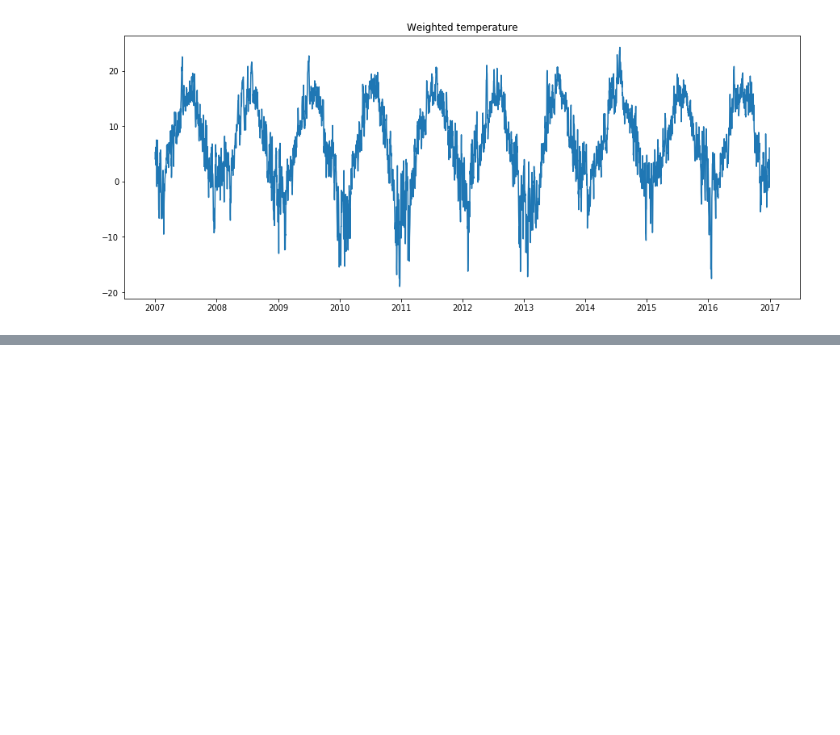
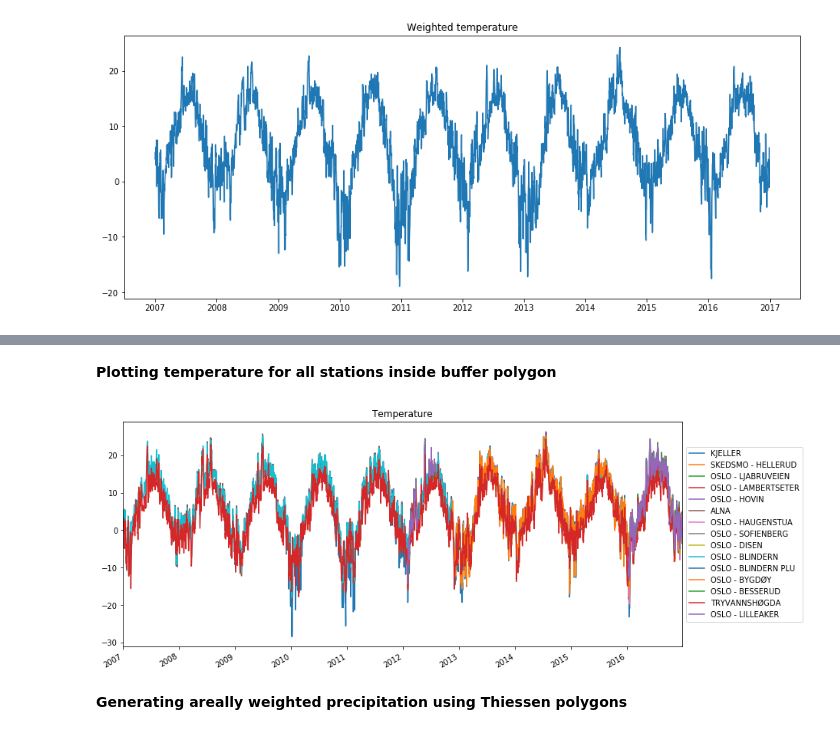
Before and after one commit to Lecheps/HBV_modelling, a Jupyter notebook: HBV_Alna_Storelva.ipynb, the cells around one changed output, grey strips where cells are left out. Saved outputs shown, nothing was run; the diff lists cells and outputs as text; code cells hidden in the pictures; blank space fills up the shorter version.

```diff
--- a/HBV_Alna_Storelva.ipynb
+++ b/HBV_Alna_Storelva.ipynb
@@ -398,0 +547,14 @@ plt.show()
+# %% [markdown]
+**Plotting temperature for all stations inside buffer polygon**
+# %%
+temperature = pd.read_pickle('temperature')
+f = plt.figure(figsize=(15,6))
+plt.title('Temperature', color='black')
+temperature.plot(ax=f.gca())
+plt.legend(loc='center left', bbox_to_anchor=(1.0, 0.5))
+f.subplots_adjust(right=0.8)
+plt.show()
+# %% [output]
+[figure, added]
+# %% [markdown]
+**Generating areally weighted precipitation using Thiessen polygons**
```
Also changed, not shown: parts of 21 cells of this notebook.
